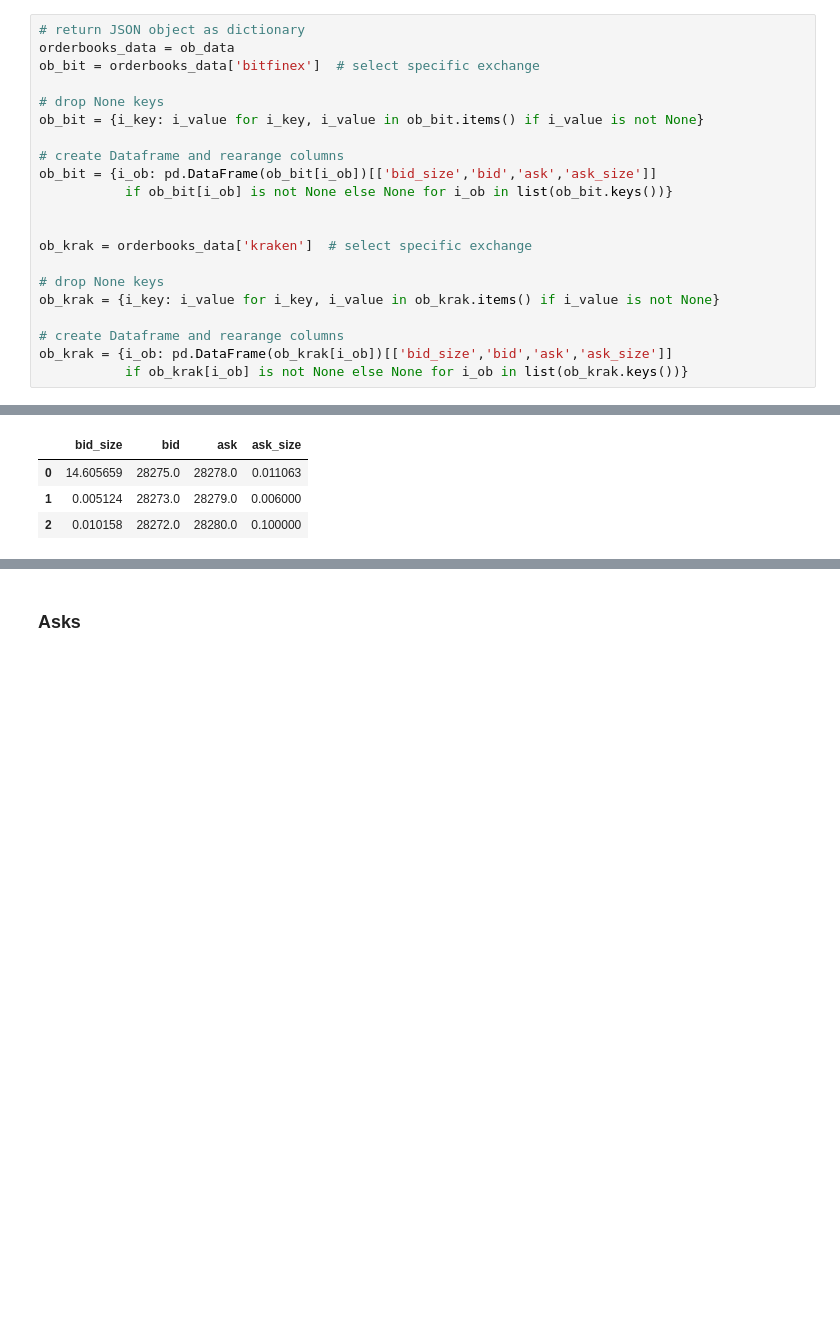
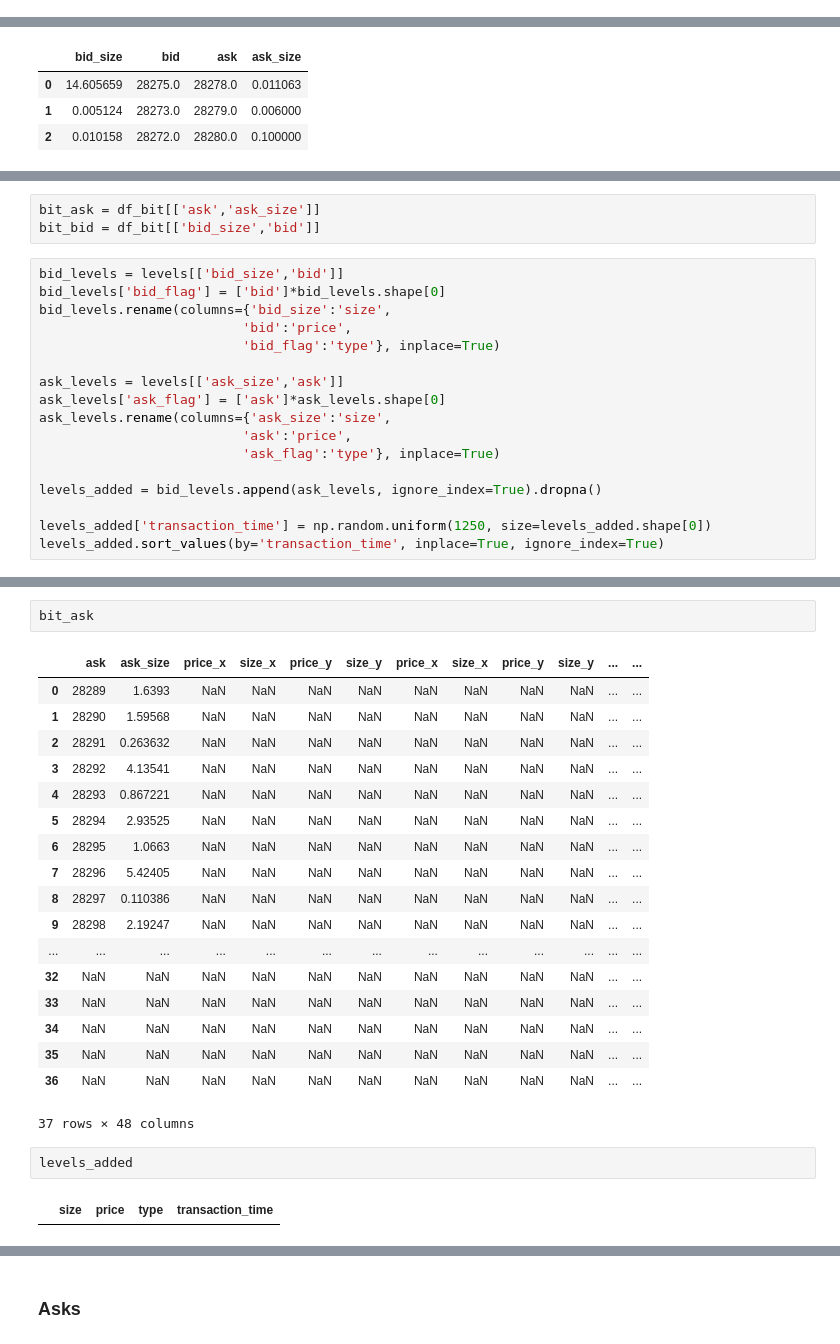
Before and after one commit to AndresLaresBarragan/MyST_XEMM, a Jupyter notebook: working_session.ipynb, the cells around one changed output, grey strips where cells are left out. Cells and saved outputs as stored; diff of their text form; blank space fills up the shorter version.

Commit message:
Bid and Ask maker/taker logic implementation & effects on levels' liquidity.

```diff
--- a/working_session.ipynb
+++ b/working_session.ipynb
@@ -14,24 +14,3 @@ import data as dt
 # %%
 # load data
 ob_krak, ob_bit = dt.read_jsonOB(file_name = 'orderbooks_05jul21.json')
-# %%
-# return JSON object as dictionary
-orderbooks_data = ob_data
-ob_bit = orderbooks_data['bitfinex']  # select specific exchange
-
-# drop None keys
-ob_bit = {i_key: i_value for i_key, i_value in ob_bit.items() if i_value is not None}
-
-# create Dataframe and rearange columns
-ob_bit = {i_ob: pd.DataFrame(ob_bit[i_ob])[['bid_size','bid','ask','ask_size']]
-           if ob_bit[i_ob] is not None else None for i_ob in list(ob_bit.keys())}
-
-
-ob_krak = orderbooks_data['kraken']  # select specific exchange
-
-# drop None keys
-ob_krak = {i_key: i_value for i_key, i_value in ob_krak.items() if i_value is not None}
-
-# create Dataframe and rearange columns
-ob_krak = {i_ob: pd.DataFrame(ob_krak[i_ob])[['bid_size','bid','ask','ask_size']]
-           if ob_krak[i_ob] is not None else None for i_ob in list(ob_krak.keys())}
@@ -180,0 +140,20 @@ df_bit.shape[0],levels.shape[0], test_bid.shape[0]
+# %%
+bit_ask = df_bit[['ask','ask_size']]
+bit_bid = df_bit[['bid_size','bid']]
+# %%
+bid_levels = levels[['bid_size','bid']]
+bid_levels['bid_flag'] = ['bid']*bid_levels.shape[0]
+bid_levels.rename(columns={'bid_size':'size',
+                          'bid':'price',
+                          'bid_flag':'type'}, inplace=True)
+
+ask_levels = levels[['ask_size','ask']]
+ask_levels['ask_flag'] = ['ask']*ask_levels.shape[0]
+ask_levels.rename(columns={'ask_size':'size',
+                          'ask':'price',
+                          'ask_flag':'type'}, inplace=True)
+
+levels_added = bid_levels.append(ask_levels, ignore_index=True).dropna()
+
+levels_added['transaction_time'] = np.random.uniform(1250, size=levels_added.shape[0])
+levels_added.sort_values(by='transaction_time', inplace=True, ignore_index=True)
@@ -180,0 +292,25 @@ df_bit.shape[0],levels.shape[0], test_bid.shape[0]
+# %%
+bit_ask
+# %% [output]
+|  | ask | ask_size | price_x | size_x | price_y | size_y | price_x | size_x | price_y | size_y | ... | ... |
+| 0 | 28289 | 1.6393 | NaN | NaN | NaN | NaN | NaN | NaN | NaN | NaN | ... | ... |
+| 1 | 28290 | 1.59568 | NaN | NaN | NaN | NaN | NaN | NaN | NaN | NaN | ... | ... |
+| 2 | 28291 | 0.263632 | NaN | NaN | NaN | NaN | NaN | NaN | NaN | NaN | ... | ... |
+| 3 | 28292 | 4.13541 | NaN | NaN | NaN | NaN | NaN | NaN | NaN | NaN | ... | ... |
+| 4 | 28293 | 0.867221 | NaN | NaN | NaN | NaN | NaN | NaN | NaN | NaN | ... | ... |
+| 5 | 28294 | 2.93525 | NaN | NaN | NaN | NaN | NaN | NaN | NaN | NaN | ... | ... |
+| 6 | 28295 | 1.0663 | NaN | NaN | NaN | NaN | NaN | NaN | NaN | NaN | ... | ... |
+| 7 | 28296 | 5.42405 | NaN | NaN | NaN | NaN | NaN | NaN | NaN | NaN | ... | ... |
+| 8 | 28297 | 0.110386 | NaN | NaN | NaN | NaN | NaN | NaN | NaN | NaN | ... | ... |
+| 9 | 28298 | 2.19247 | NaN | NaN | NaN | NaN | NaN | NaN | NaN | NaN | ... | ... |
+| ... | ... | ... | ... | ... | ... | ... | ... | ... | ... | ... | ... | ... |
+| 32 | NaN | NaN | NaN | NaN | NaN | NaN | NaN | NaN | NaN | NaN | ... | ... |
+| 33 | NaN | NaN | NaN | NaN | NaN | NaN | NaN | NaN | NaN | NaN | ... | ... |
+| 34 | NaN | NaN | NaN | NaN | NaN | NaN | NaN | NaN | NaN | NaN | ... | ... |
+| 35 | NaN | NaN | NaN | NaN | NaN | NaN | NaN | NaN | NaN | NaN | ... | ... |
+| 36 | NaN | NaN | NaN | NaN | NaN | NaN | NaN | NaN | NaN | NaN | ... | ... |
+37 rows × 48 columns
+# %%
+levels_added
+# %% [output]
+|  | size | price | type | transaction_time |
```
Also changed, not shown: parts of 17 cells of this notebook.
